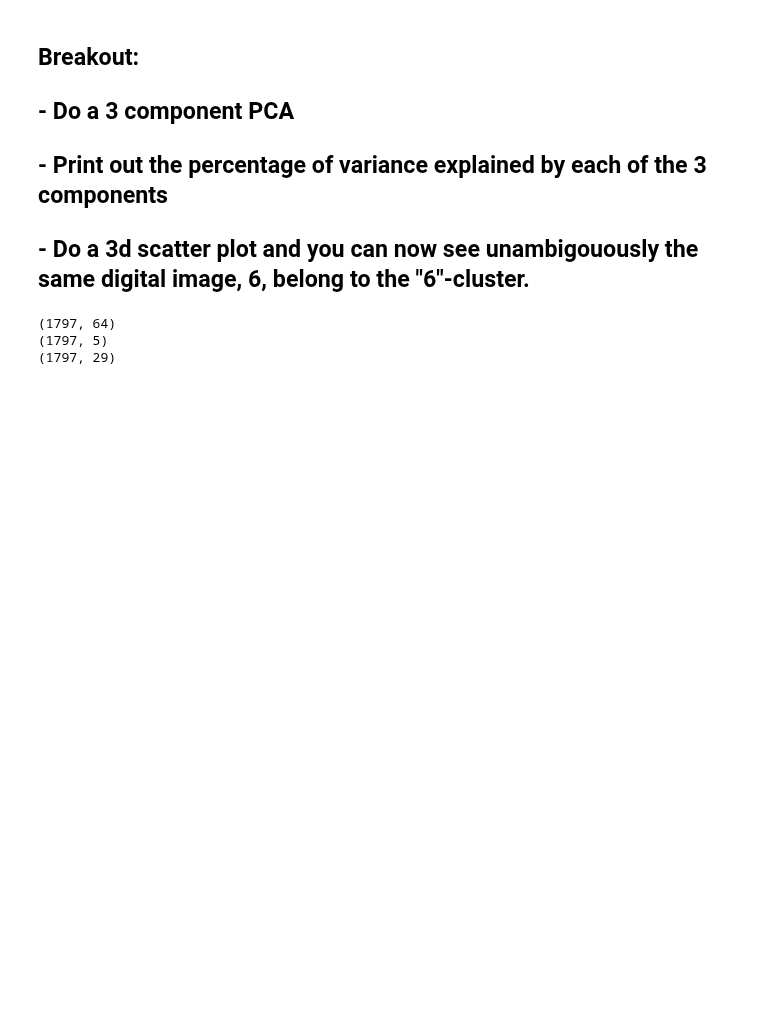
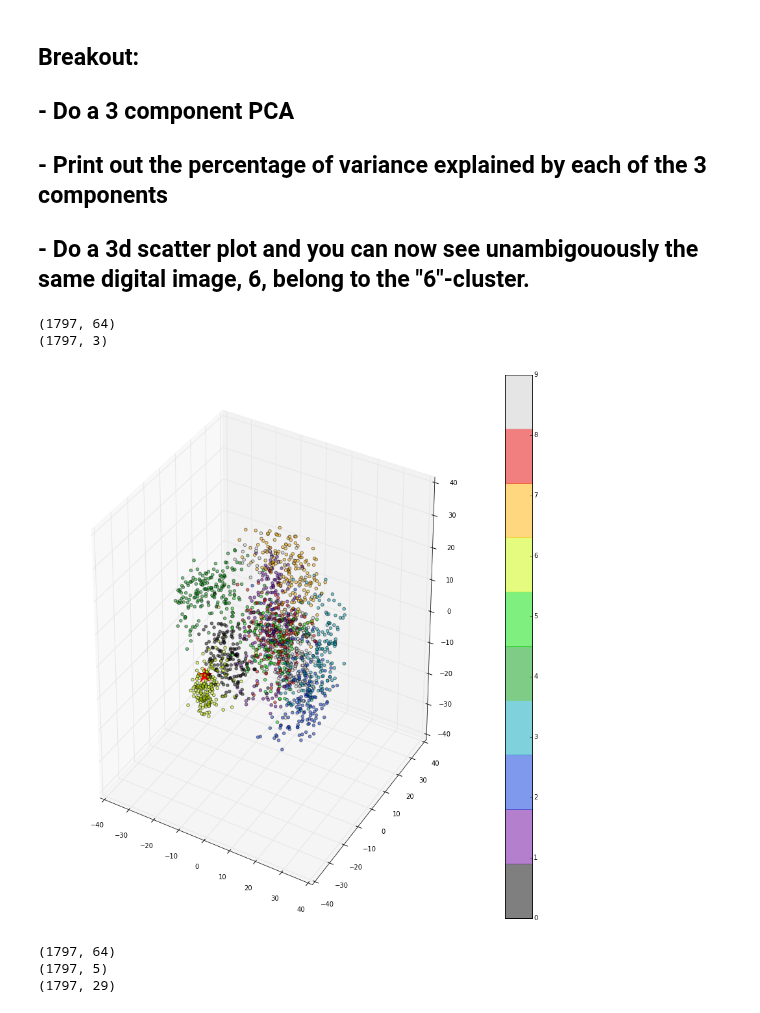
Before and after one commit to COMPPHYS-TTRAN/comp-phys, a Jupyter notebook: comp-phys-wk14.ipynb, the cells around one changed output. Drawn from its saved outputs; the diff is of its cells as text; code cells hidden in the pictures; blank space fills up the shorter version.

```diff
--- a/comp-phys-wk14.ipynb
+++ b/comp-phys-wk14.ipynb
@@ -245,6 +289,37 @@ plt.show()
 ## - Do a 3 component PCA
 ## - Print out the percentage of variance explained by each of the 3 components
 ## - Do a 3d scatter plot and you can now see unambigouously the same digital image, 6, belong to the "6"-cluster.
+# %%
+%matplotlib inline
+from mpl_toolkits.mplot3d import axes3d
+import matplotlib.pyplot as plt
+import numpy as np
+from matplotlib import cm
+
+pca = PCA(3)
+Xproj = pca.fit_transform(X)
+print(X.shape)
+print(Xproj.shape)
+
+fig = plt.figure(figsize = (15, 15))
+ax = fig.add_subplot(111, projection = '3d')
+
+# c : color or sequence of color -- it's coded as the value of the digits.
+# "nipy_spectral" is just a color scheme, you can try others, such as "rainbow"
+sp3 = ax.scatter(Xproj[:, 0], Xproj[:, 1], Xproj[:, 2], c=digits, edgecolor='none', alpha=0.5,
+            cmap=plt.cm.get_cmap('nipy_spectral', 10))
+
+plt.colorbar(sp3)
+
+select_dig = 6
+ax.scatter(Xproj[select_dig, 0], Xproj[select_dig, 1], Xproj[select_dig, 2], color = 'red', marker = '*', \
+           s = 500, alpha=1.)
+
+plt.show()
+# %% [output]
+(1797, 64)
+(1797, 3)
+[figure, added]
 # %%
 '''How many components do we need to account for 50% and 95% of the variance?'''
 
```
Also changed, not shown: parts of 9 cells of this notebook, 1 other file.
